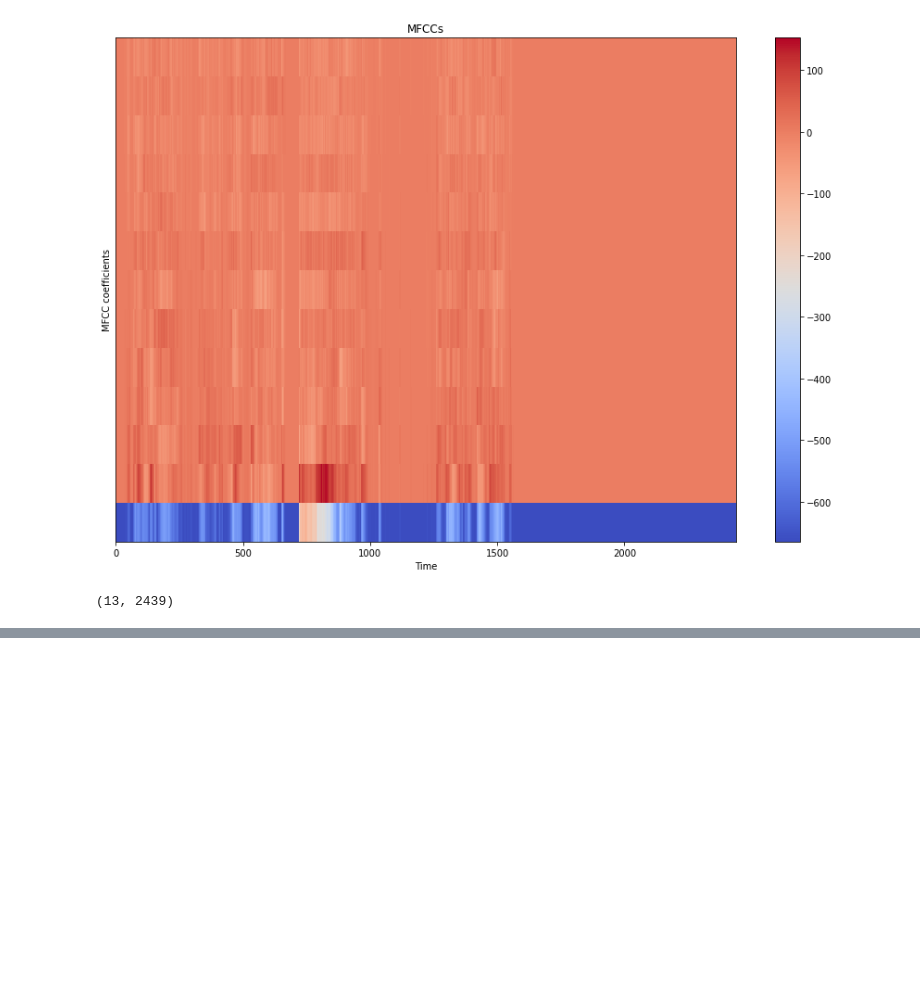
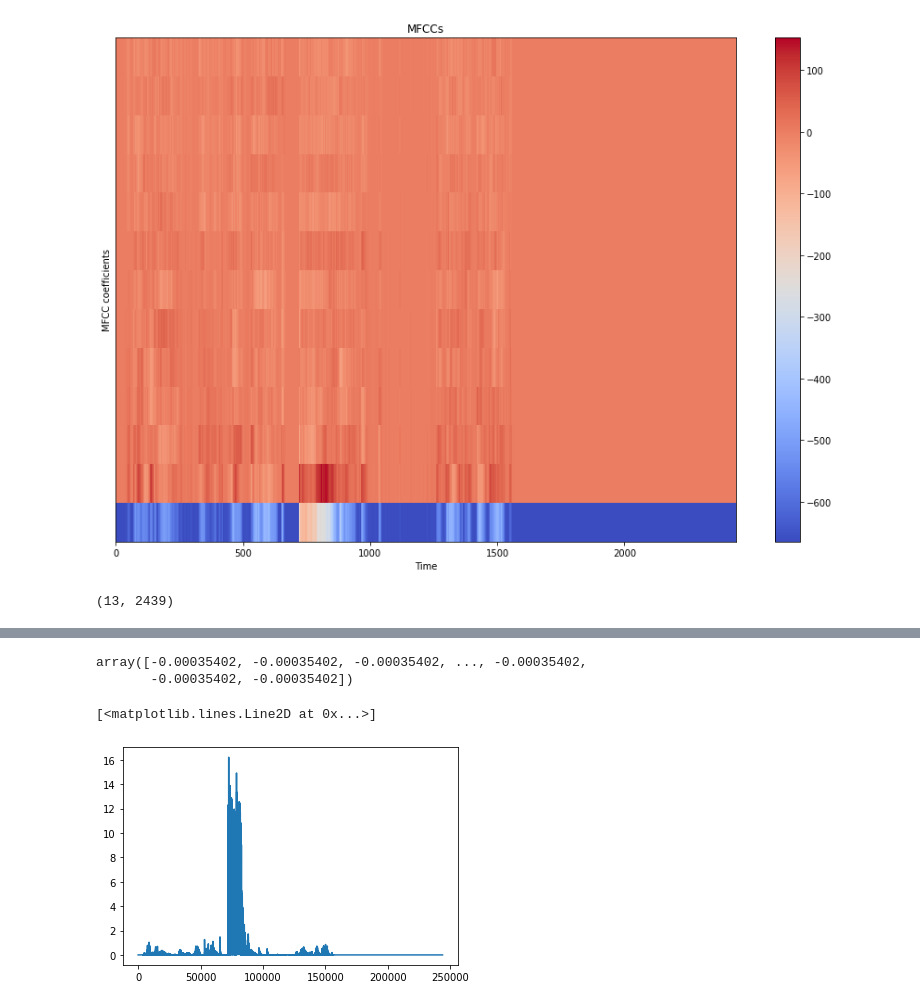
Before and after one commit to bub3690/dacon_study, a Jupyter notebook: covid19/EDA.ipynb, the cells around one changed output, grey strips where cells are left out. Cells and saved outputs as stored; diff of their text form; code cells hidden in the pictures; blank space fills up the shorter version.

```diff
--- a/covid19/EDA.ipynb
+++ b/covid19/EDA.ipynb
@@ -23,6 +23,10 @@ FIG_SIZE = (15,10)
 train_df = pd.read_csv("D:/dacon/covid19/data/train_data.csv")
 # %%
 test_df = pd.read_csv("D:/dacon/covid19/data/test_data.csv")
+# %%
+#load
+with open("D:/dacon/covid19/data/pickles/train_dict.pickle","rb") as fr:
+    train_dict = pickle.load(fr)
 # %%
 #load
 with open("D:/dacon/covid19/data/pickles/train_dict.pickle","rb") as fr:
@@ -370,0 +384,10 @@ print(MFCCs.shape)
+# %%
+(covid_dats[0]-covid_dats[0].mean())/covid_dats[0].std()
+# %% [output]
+array([-0.00035402, -0.00035402, -0.00035402, ..., -0.00035402,
+       -0.00035402, -0.00035402])
+# %%
+plt.plot( np.abs((covid_dats[0]-covid_dats[0].mean())/covid_dats[0].std()) )
+# %% [output]
+[<matplotlib.lines.Line2D at 0x...>]
+[figure, added]
```
Also changed, not shown: parts of 8 cells of this notebook, 5 other files.
